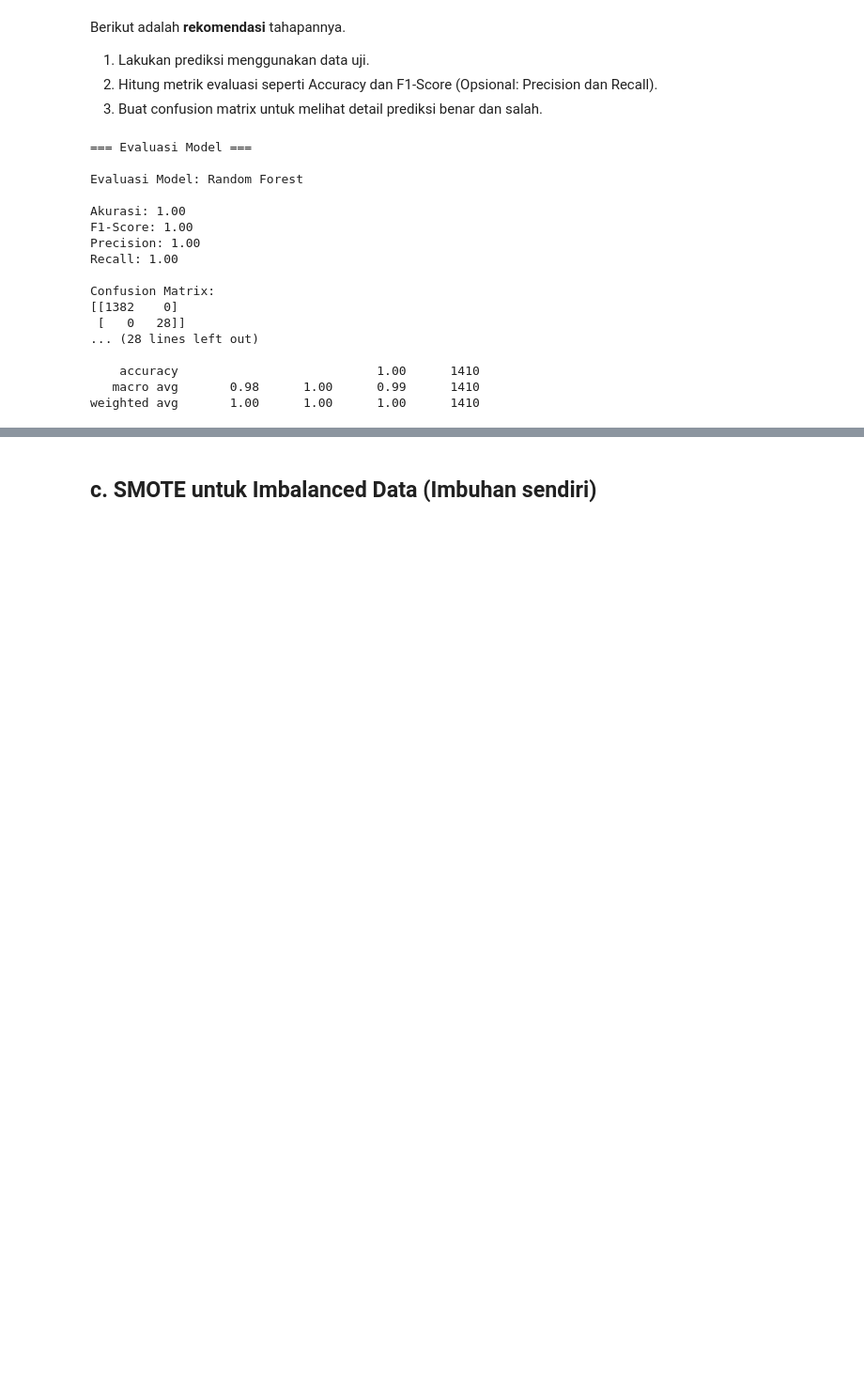
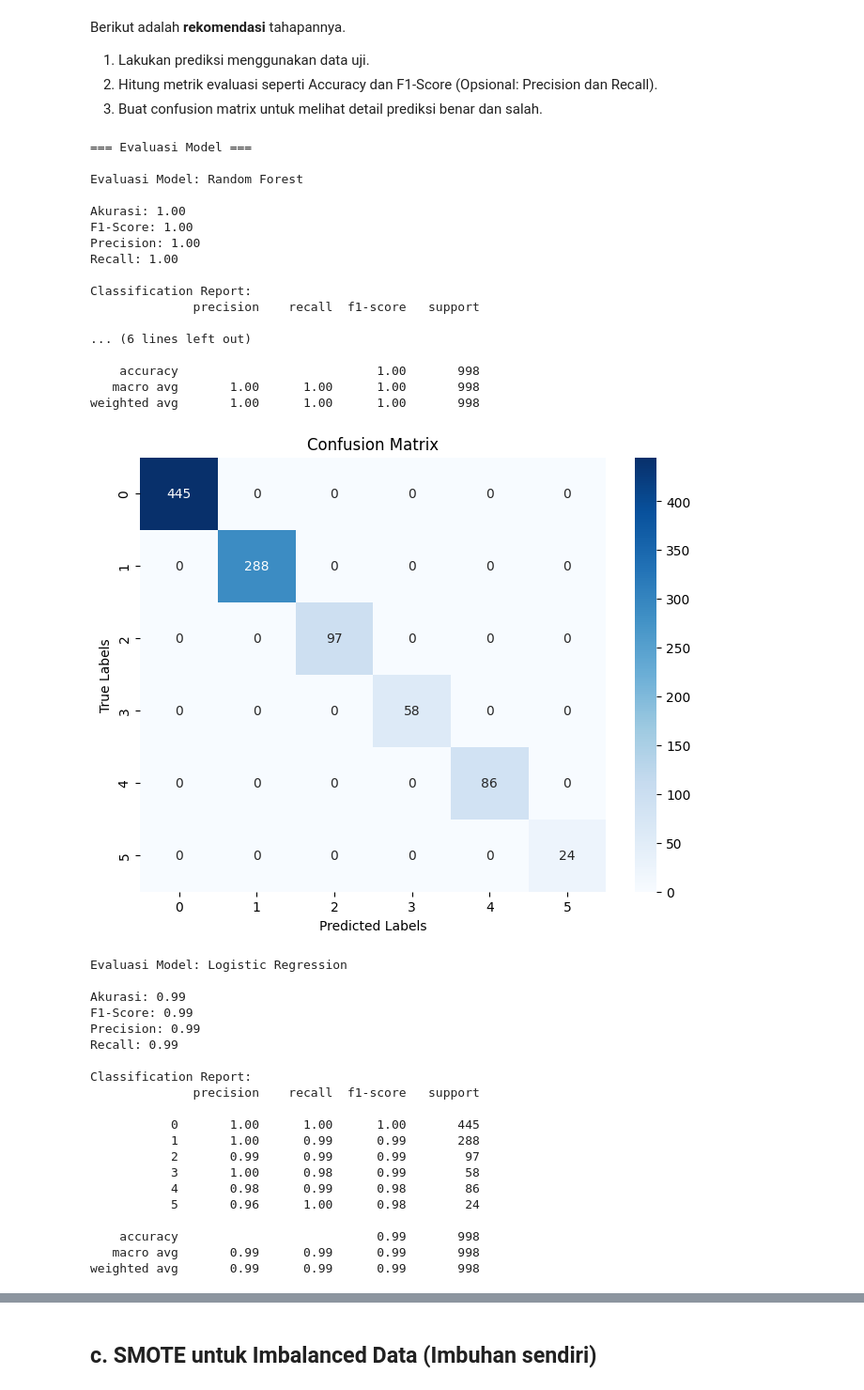
Before and after one commit to Nanangsr/Submission-ML-Pemula-Dicoding, a Jupyter notebook: NOTEBOOK/[Klasifikasi]_Submission_Akhir_BMLP_Nanang_Safiu_Ridho.ipynb, the cells around one changed output, grey strips where cells are left out. Shown at 94% size. Cells and saved outputs as stored; diff of their text form; code cells hidden in the pictures; blank space fills up the shorter version.

```diff
--- a/NOTEBOOK/[Klasifikasi]_Submission_Akhir_BMLP_Nanang_Safiu_Ridho.ipynb
+++ b/NOTEBOOK/[Klasifikasi]_Submission_Akhir_BMLP_Nanang_Safiu_Ridho.ipynb
@@ -241,39 +238,66 @@ def evaluate_model(model, X_test, y_test):
 
     # Classification Report
     class_report = classification_report(y_test, y_pred)
 
     # Tampilkan hasil evaluasi
     print(f"\nAkurasi: {accuracy:.2f}")
     print(f"F1-Score: {f1:.2f}")
     print(f"Precision: {precision:.2f}")
     print(f"Recall: {recall:.2f}")
-    print("\nConfusion Matrix:")
-    print(conf_matrix)
     print("\nClassification Report:")
     print(class_report)
+
+    # Visualisasi Confusion Matrix sebagai gambar
+    plt.figure(figsize=(8, 6))
+    sns.heatmap(conf_matrix, annot=True, fmt='g', cmap='Blues', xticklabels=model.classes_, yticklabels=model.classes_)
+    plt.title('Confusion Matrix')
+    plt.xlabel('Predicted Labels')
+    plt.ylabel('True Labels')
+    plt.show()
 
     return y_pred
 
 # Evaluasi semua model yang sudah dilatih
 print("\n=== Evaluasi Model ===")
 for model_name, model in trained_models.items():
     print(f"\nEvaluasi Model: {model_name}")
     evaluate_model(model, X_test, y_test)
 # %% [output]
 === Evaluasi Model ===
 
 Evaluasi Model: Random Forest
 
 Akurasi: 1.00
 F1-Score: 1.00
 Precision: 1.00
 Recall: 1.00
 
-Confusion Matrix:
-[[1382    0]
- [   0   28]]
-... (28 lines left out)
+Classification Report:
+              precision    recall  f1-score   support
 
-    accuracy                           1.00      1410
-   macro avg       0.98      1.00      0.99      1410
-weighted avg       1.00      1.00      1.00      1410
+... (6 lines left out)
+
+    accuracy                           1.00       998
+   macro avg       1.00      1.00      1.00       998
+weighted avg       1.00      1.00      1.00       998
+[figure, added]
+Evaluasi Model: Logistic Regression
+
+Akurasi: 0.99
+F1-Score: 0.99
+Precision: 0.99
+Recall: 0.99
+
+Classification Report:
+              precision    recall  f1-score   support
+
+           0       1.00      1.00      1.00       445
+           1       1.00      0.99      0.99       288
+           2       0.99      0.99      0.99        97
+           3       1.00      0.98      0.99        58
+           4       0.98      0.99      0.98        86
+           5       0.96      1.00      0.98        24
+
+    accuracy                           0.99       998
+   macro avg       0.99      0.99      0.99       998
+weighted avg       0.99      0.99      0.99       998
```
Also changed, not shown: parts of 19 cells of this notebook, 1 other file.
